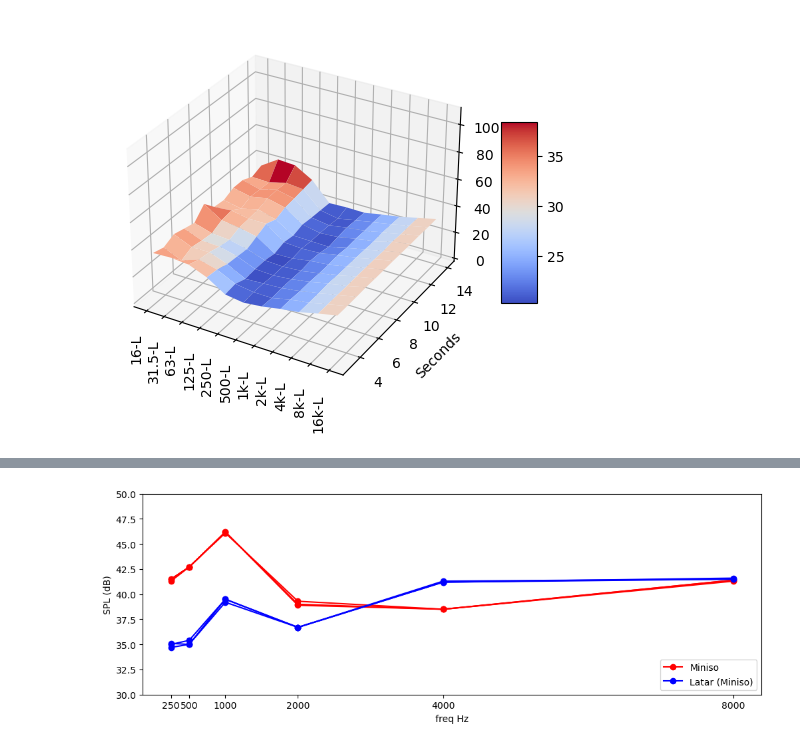
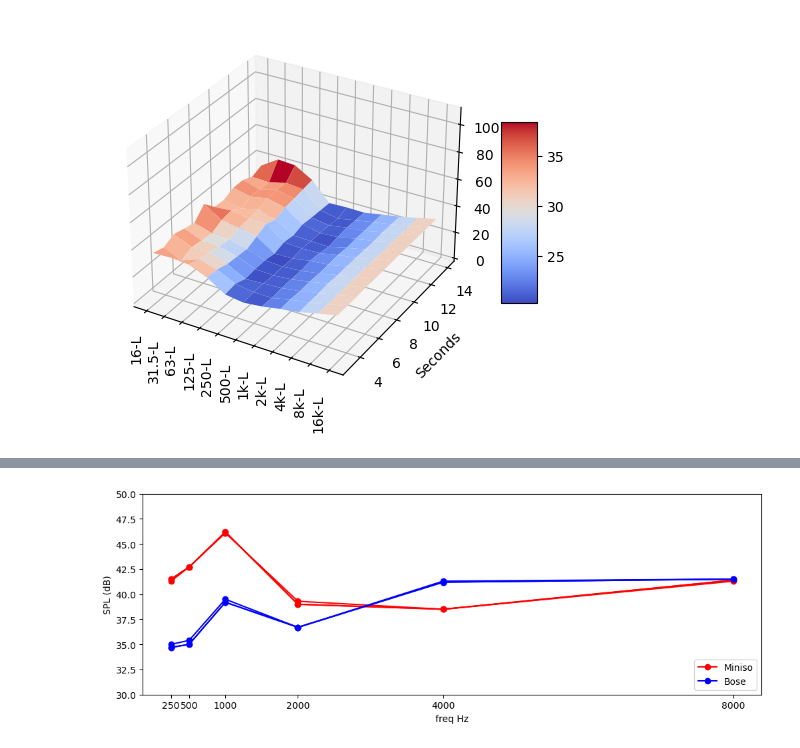
Before and after one commit to VibrasticLab/pikoakustik, a Jupyter notebook: document/hasil_ukur_lanjutan/python/ITBDataProcess.ipynb, the cells around one changed output, grey strips where cells are left out. Cells and saved outputs as stored; diff of their text form; code cells hidden in the pictures.

```diff
--- a/document/hasil_ukur_lanjutan/python/ITBDataProcess.ipynb
+++ b/document/hasil_ukur_lanjutan/python/ITBDataProcess.ipynb
@@ -128,19 +116,5 @@ plt.show()
-# %%
-fig = plt.figure(figsize=(12,4), dpi= 100, facecolor='w', edgecolor='k')
-
-plt.plot(datpol.Ukur_Freq, datpol.Day1_Miniso1_Up[0,:,0], '-ro', label='Miniso')
-plt.plot(datpol.Ukur_Freq, datpol.Day1_Miniso1_Up[1,:,0], '-ro')
-plt.plot(datpol.Ukur_Freq, datpol.Day1_Miniso1_Up[2,:,0], '-ro')
-
-plt.plot(datpol.Ukur_Freq, datpol.Day1_Bose1_Up[0,:,0], '-bo', label='Latar (Miniso)')
-plt.plot(datpol.Ukur_Freq, datpol.Day1_Bose1_Up[1,:,0], '-bo')
-plt.plot(datpol.Ukur_Freq, datpol.Day1_Bose1_Up[2,:,0], '-bo')
-
-plt.xticks(datpol.Ukur_Freq)
-plt.xlabel('freq Hz')
-plt.ylabel('SPL (dB)')
-plt.ylim(30, 50)
-plt.legend(loc='lower right')
-plt.show()
-# %% [output]
-[figure, removed]
+# %%
+PlotSPLGroup(datpol.Ukur_Freq, datpol.Day1_Miniso1_Up[0,:,0], datpol.Day1_Miniso1_Up[1,:,0], datpol.Day1_Miniso1_Up[2,:,0], 'Miniso',
+            datpol.Day1_Bose1_Up[0,:,0], datpol.Day1_Bose1_Up[1,:,0], datpol.Day1_Bose1_Up[2,:,0], 'Bose', [30,50])
+# %% [output]
+[figure, added]
```
Also changed, not shown: parts of 10 cells of this notebook.
